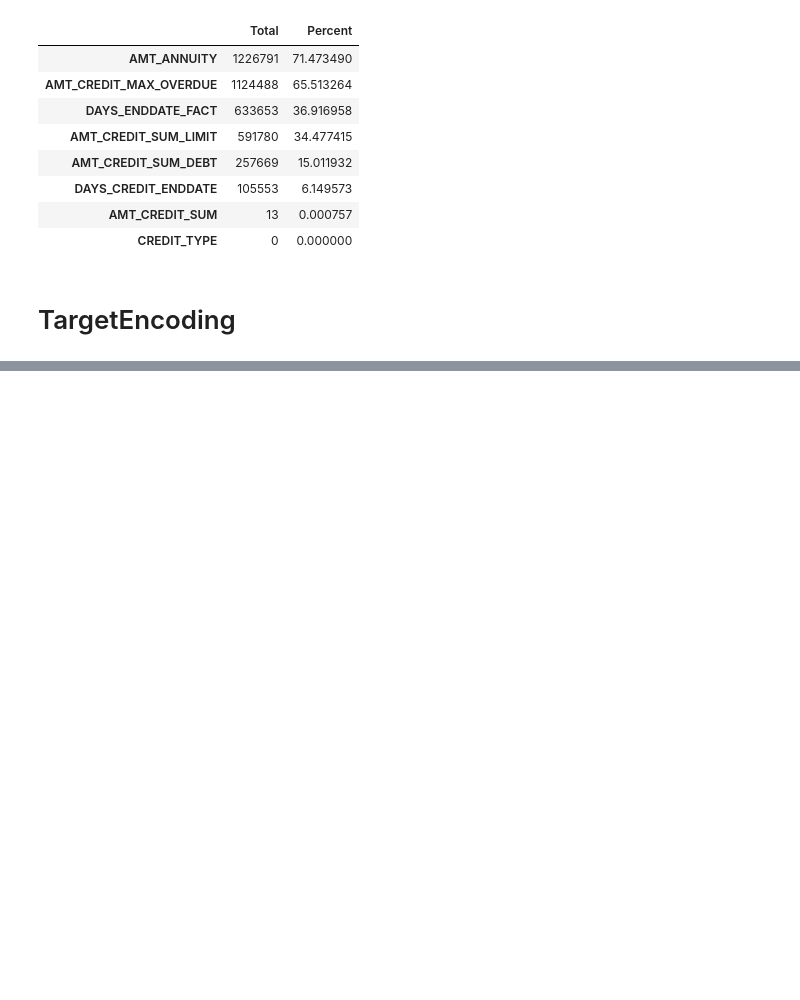
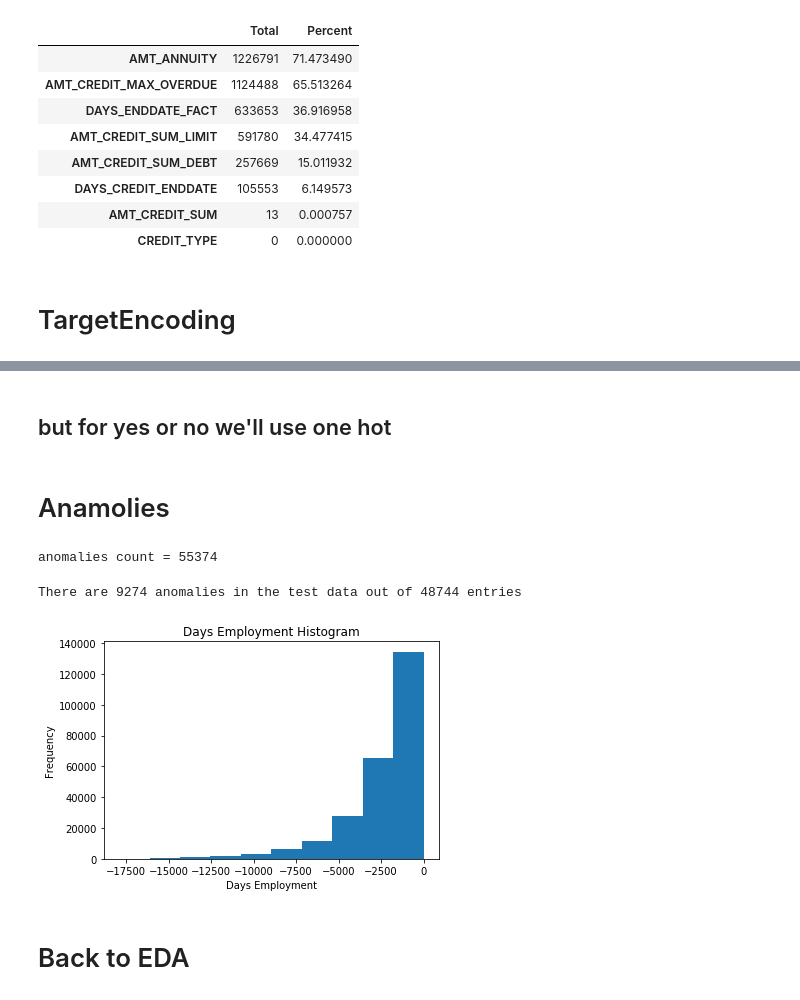
Before and after one commit to Zen3515/Home-Credit-Default-Risk, a Jupyter notebook: CompletedEDAandDataTransform.ipynb, the cells around one changed output, grey strips where cells are left out. Cells and saved outputs as stored; diff of their text form; code cells hidden in the pictures; blank space fills up the shorter version.

```diff
--- a/CompletedEDAandDataTransform.ipynb
+++ b/CompletedEDAandDataTransform.ipynb
@@ -202,2 +181,4 @@ getencoder_with_target_encoder(application_train, application_train['TARGET']).t
 # %%
-getencoder_with_target_encoder(application_train.drop(columns=['TARGET']), application_train['TARGET']).transform(application_test)
+temp_application_train = application_train.copy()
+application_train = getencoder_with_target_encoder(temp_application_train, temp_application_train['TARGET']).transform(application_train)
+application_test = getencoder_with_target_encoder(temp_application_train.drop(columns=['TARGET']), temp_application_train['TARGET']).transform(application_test)
@@ -222,0 +199,2 @@ getencoder_with_target_encoder(application_train.drop(columns=['TARGET']), appli
+# %% [markdown]
+## but for yes or no we'll use one hot
@@ -222,0 +207,26 @@ getencoder_with_target_encoder(application_train.drop(columns=['TARGET']), appli
+# %% [markdown]
+# Anamolies
+# %%
+print('anomalies count =', len(application_train[application_train['DAYS_EMPLOYED'] == 365243.000000]))
+# %% [output]
+anomalies count = 55374
+# %%
+# Create an anomalous flag column
+application_train['DAYS_EMPLOYED_ANOM'] = application_train["DAYS_EMPLOYED"] == 365243
+
+# Replace the anomalous values with nan
+application_train['DAYS_EMPLOYED'].replace({365243: np.nan}, inplace = True)
+
+application_train['DAYS_EMPLOYED'].plot.hist(title = 'Days Employment Histogram');
+plt.xlabel('Days Employment');
+
+#redo with test
+application_test['DAYS_EMPLOYED_ANOM'] = application_test["DAYS_EMPLOYED"] == 365243
+application_test["DAYS_EMPLOYED"].replace({365243: np.nan}, inplace = True)
+
+print('There are %d anomalies in the test data out of %d entries' % (application_test["DAYS_EMPLOYED_ANOM"].sum(), len(application_test)))
+# %% [output]
+There are 9274 anomalies in the test data out of 48744 entries
+[figure, added]
+# %% [markdown]
+# Back to EDA
```
Also changed, not shown: parts of 23 cells of this notebook, 5 other files.
